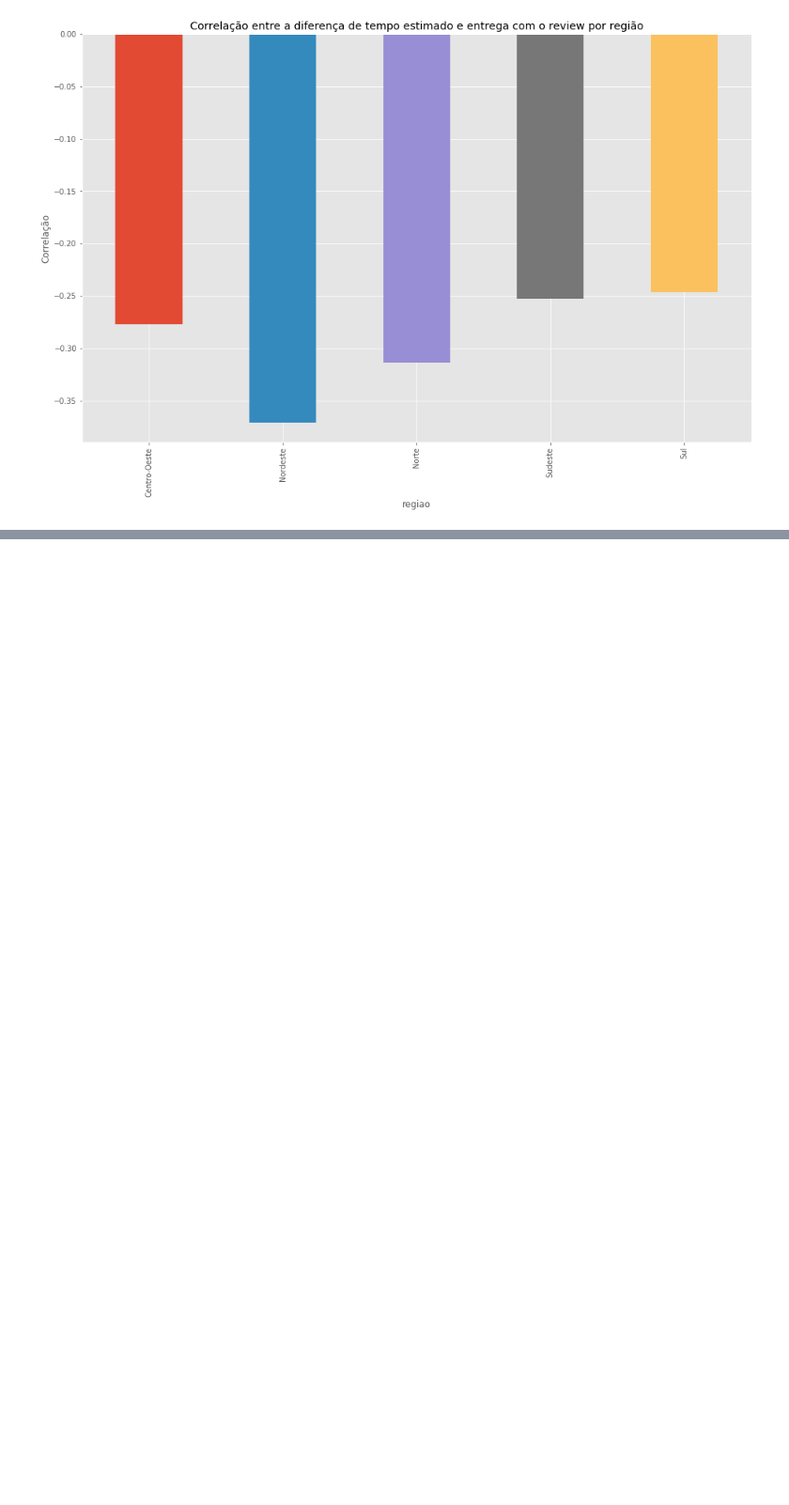
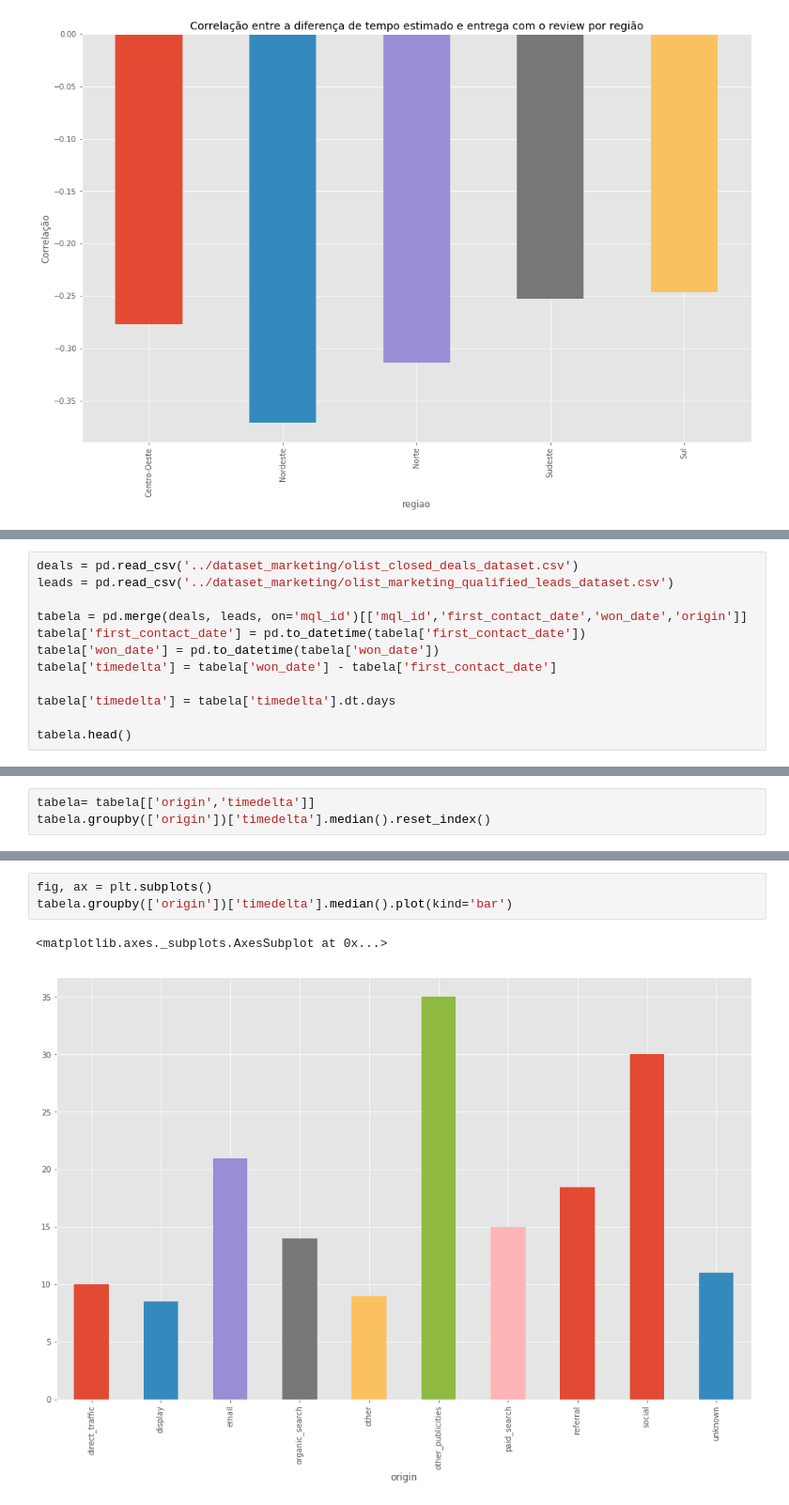
Before and after one commit to Crissky/brazilian-ecommerce, a Jupyter notebook: Notebooks/GERAL.ipynb, the cells around one changed output, grey strips where cells are left out. Shown: that part at 94% size. Cells and saved outputs as stored; diff of their text form; blank space fills up the shorter version.

```diff
--- a/Notebooks/GERAL.ipynb
+++ b/Notebooks/GERAL.ipynb
@@ -676,0 +679,12 @@ resultado.groupby(['regiao'])['review_score'].median().plot(kind='bar')
+# %%
+deals = pd.read_csv('../dataset_marketing/olist_closed_deals_dataset.csv')
+leads = pd.read_csv('../dataset_marketing/olist_marketing_qualified_leads_dataset.csv')
+
+tabela = pd.merge(deals, leads, on='mql_id')[['mql_id','first_contact_date','won_date','origin']]
+tabela['first_contact_date'] = pd.to_datetime(tabela['first_contact_date'])
+tabela['won_date'] = pd.to_datetime(tabela['won_date'])
+tabela['timedelta'] = tabela['won_date'] - tabela['first_contact_date']
+
+tabela['timedelta'] = tabela['timedelta'].dt.days
+
+tabela.head()
@@ -676,0 +698,3 @@ resultado.groupby(['regiao'])['review_score'].median().plot(kind='bar')
+# %%
+tabela= tabela[['origin','timedelta']]
+tabela.groupby(['origin'])['timedelta'].median().reset_index()
@@ -676,0 +713,6 @@ resultado.groupby(['regiao'])['review_score'].median().plot(kind='bar')
+# %%
+fig, ax = plt.subplots()
+tabela.groupby(['origin'])['timedelta'].median().plot(kind='bar')
+# %% [output]
+<matplotlib.axes._subplots.AxesSubplot at 0x...>
+[figure, added]
```
Also changed, not shown: parts of 5 cells of this notebook.
